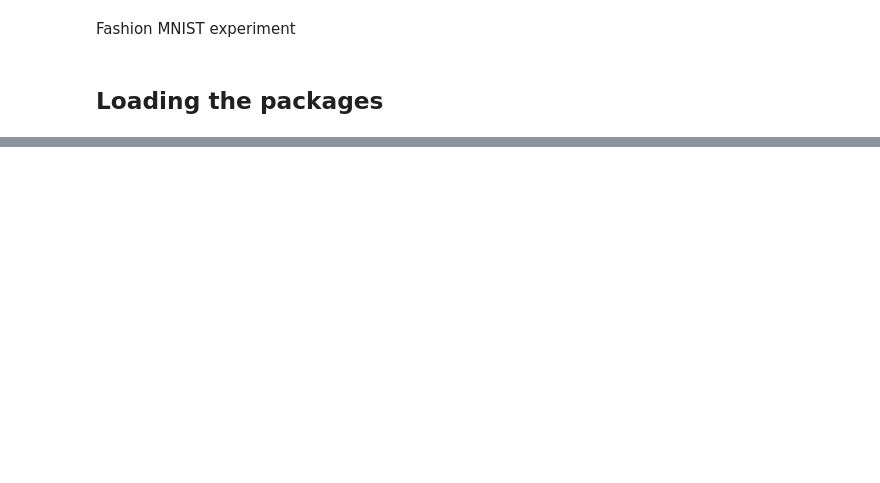
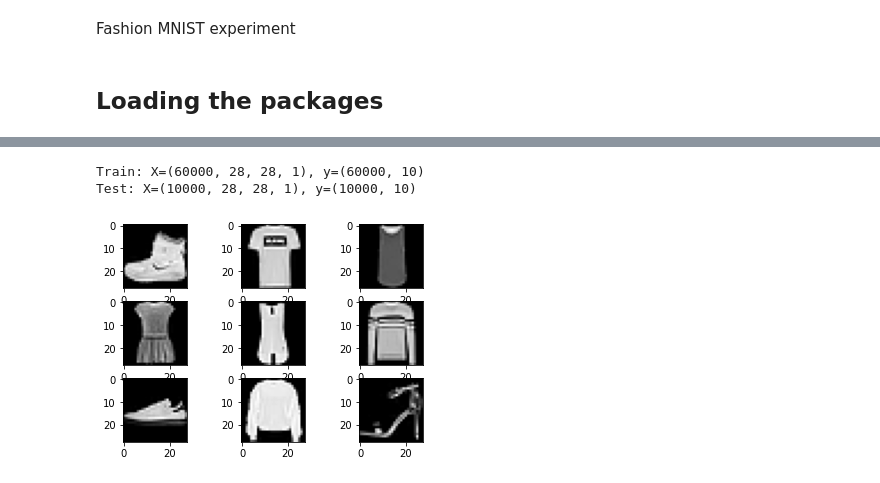
Before and after one commit to Nelson-Jnrnd/ARN_L4, a Jupyter notebook: notebooks/Fashion_experiment.ipynb, the cells around one changed output, grey strips where cells are left out. Drawn from its saved outputs; the diff is of its cells as text; code cells hidden in the pictures; blank space fills up the shorter version.

Commit message:
fashion test

```diff
--- a/notebooks/Fashion_experiment.ipynb
+++ b/notebooks/Fashion_experiment.ipynb
@@ -99,2 +90,18 @@ Downloading data from https://storage.googleapis.com/tensorflow/tf-keras-dataset
 60000 train samples
 10000 test samples
+# %%
+# summarize loaded dataset
+print('Train: X=%s, y=%s' % (X_train.shape, Y_train.shape))
+print('Test: X=%s, y=%s' % (X_test.shape, Y_test.shape))
+# plot first few images
+for i in range(9):
+	# define subplot
+	pl.subplot(330 + 1 + i)
+	# plot raw pixel data
+	pl.imshow(X_train[i], cmap=pl.get_cmap('gray'))
+# show the figure
+pl.show()
+# %% [output]
+Train: X=(60000, 28, 28, 1), y=(60000, 10)
+Test: X=(10000, 28, 28, 1), y=(10000, 10)
+[figure, added]
```
Also changed, not shown: parts of 9 cells of this notebook, 8 other files.
